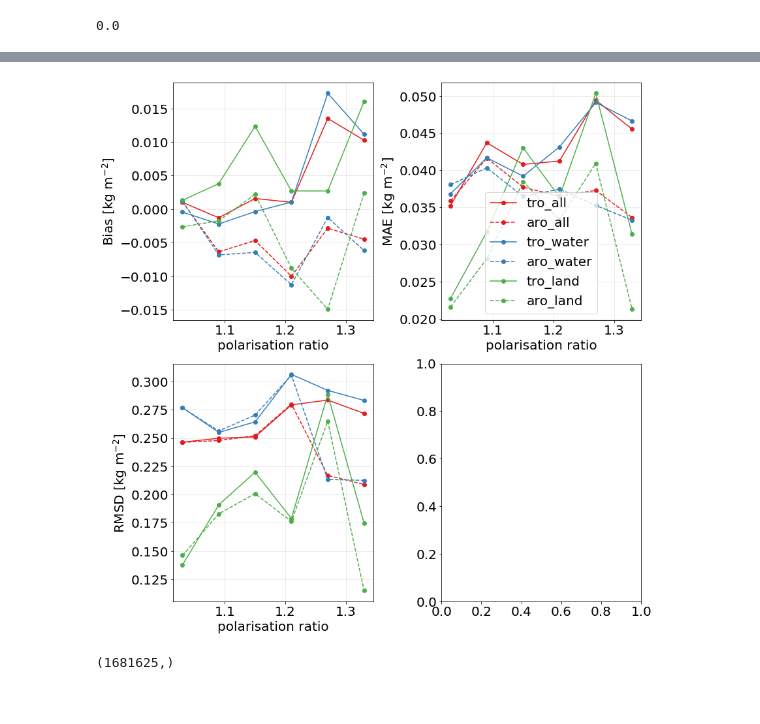
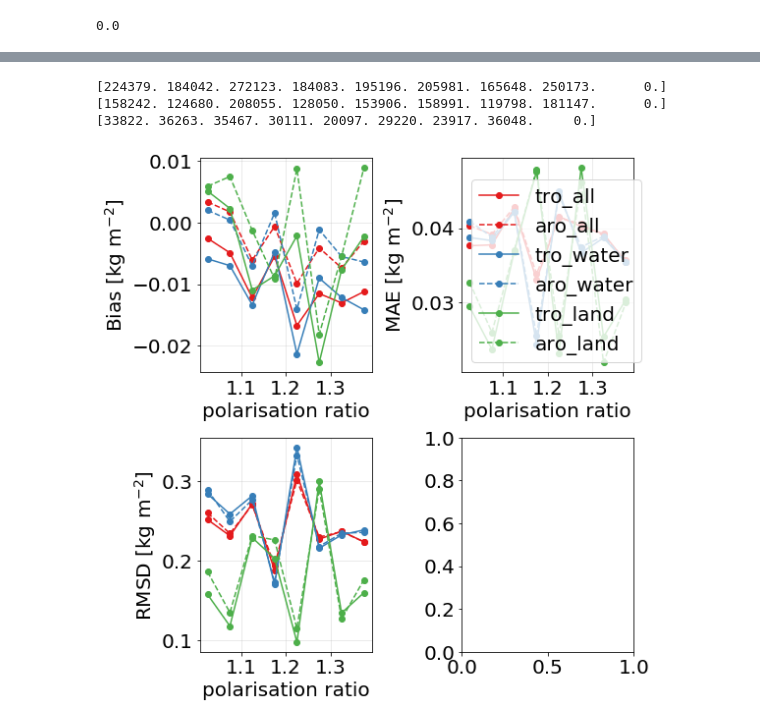
Before and after one commit to ikaur17/IWC2TB, a Jupyter notebook: notebooks/comparison_aro_tro.ipynb, the cells around one changed output, grey strips where cells are left out. Cells and saved outputs as stored; diff of their text form; code cells hidden in the pictures.

```diff
--- a/notebooks/comparison_aro_tro.ipynb
+++ b/notebooks/comparison_aro_tro.ipynb
@@ -379,28 +280,3 @@ AY_mean = AY_mean.ravel()
 TY_mean = TY_mean.ravel()
 
 stype = stype.ravel()
-# %%
-stype = test_data.stype
-stype = np.argmax(stype, axis = 1)
-stype = np.squeeze(stype)
-mask = (stype == 2) & (tb[:, 0] > 250)
-mask1 = (stype == 2) & (ay.ravel() > 0.1) & (tb[:, 0] > 240)
-fig, ax = plt.subplots(1, 2, figsize = [12, 6])
-ax = ax.ravel()
-#ax[0].scatter(tb[mask, 0], tb[mask, 0] - tb[mask, 1],
-#           c = "k", s = 3)
-
-ax[0].scatter(tb[mask1, 0], tb[mask1, 0] - tb[mask1, 1],
-           c = ay_mean[mask1],
-           norm=colors.LogNorm(vmin=0.1, vmax= 10),
-                cmap = cm.rainbow, s = 2)
-mask1 = (stype == 2) & (ty.ravel() > 0.1) & (tb[:, 0] > 240)
-#ax[1].scatter(tb[mask, 0], tb[mask, 0] - tb[mask, 1],
-#           c = "k", s = 3)
-cs = ax[1].scatter(tb[mask1, 0], tb[mask1, 0] - tb[mask1, 1],
-           c = ty_mean[mask1],
-           norm=colors.LogNorm(vmin=0.1, vmax= 10),
-                cmap = cm.rainbow, s = 2)
-fig.colorbar(cs, ax = ax)
-ax[0].grid("on")
-ax[1].grid("on")
@@ -599,15 +467,15 @@ statistics_aro[0, :] = stats(AY_mean, AY)
 statistics_tro[0, :] = stats(TY_mean, TY)
 
 # PR < 1.15
-amask = PR <= 1.15
+amask = (PR <= 1.15) & (stype == 0)
 statistics_aro[1, :] = stats(AY_mean[amask], AY[amask])
 statistics_tro[1, :] = stats(TY_mean[amask], TY[amask])
 
-amask = (PR > 1.15) & (PR <= 1.25)
+amask = (PR > 1.15) & (PR <= 1.25) & (stype == 0)
 statistics_aro[2, :] = stats(AY_mean[amask], AY[amask])
 statistics_tro[2, :] = stats(TY_mean[amask], TY[amask])
 
-amask = PR > 1.25
+amask = (PR > 1.25) & (stype == 0)
 statistics_aro[3, :] = stats(AY_mean[amask], AY[amask])
 statistics_tro[3, :] = stats(TY_mean[amask], TY[amask])
 
@@ -685,8 +553,17 @@ DF_tro
 # %%
 def plot_stats(amask1, fig, ax, c, offset, labels, figname = "statistics.png"):
+
+    prbins   = np.arange(1, 1.41, 0.05)
+    prcenter = (prbins[1:] + prbins[:-1]) * 0.5
+
     statistics_aro = np.zeros([prbins.size - 1, 3])
     statistics_tro = np.zeros([prbins.size - 1, 3])
     npr            = np.zeros([prbins.size - 1])
+
+
+
+    ipr   = np.digitize(PR, prbins)
+    npr   = np.zeros([prbins.size])
     for i in range(1, prbins.size):
         amask = ipr == i
         amask = np.logical_and(amask, amask1)
@@ -694,6 +571,7 @@ def plot_stats(amask1, fig, ax, c, offset, labels, figname = "statistics.png"):
         statistics_tro[i-1, :] = stats(TY_mean[amask], TY[amask])
         npr[i-1]               = np.sum(amask)
 
+    print (npr)
     DF_tro = pd.DataFrame(statistics_tro, columns = ["Bias", "MAE", "RMSD"],
                       index = prcenter)
     DF_aro = pd.DataFrame(statistics_aro, columns = ["Bias", "MAE", "RMSD"],
@@ -719,42 +597,41 @@ def plot_stats(amask1, fig, ax, c, offset, labels, figname = "statistics.png"):
     ax[1].legend( prop={ 'size': 20})
     #ax[3].legend(["all", "water", "land"], bbox_to_anchor=(1.01, 1), prop={'size': 12})
 # %%
-prbins   = np.arange(1, 1.4, 0.06)
+prbins   = np.arange(1, 1.45, 0.05)
 prcenter = (prbins[1:] + prbins[:-1]) * 0.5
 
 ipr   = np.digitize(PR, prbins)
 npr   = np.zeros([prbins.size])
 
 
-fig, ax = plt.subplots(2, 2, figsize = [12, 12])
+fig, ax = plt.subplots(2, 2, figsize = [8, 8])
 ax = ax.ravel()
 amask1 = stype > -1
 
 colors = ["#e41a1c", "#377eb8", "#4daf4a"]
 
 #984ea3
 #ff7f00
 #ffff33
 #a65628
 #f781bf]
 plot_stats(amask1, fig, ax ,c = colors[0], offset = -0.01, labels = ["tro_all", "aro_all"],
            figname = "statistics_all.png")
 
 
 amask1 = stype == 0
 plot_stats(amask1, fig, ax, c = colors[1], offset = 0, labels = ["tro_water", "aro_water"],
            figname = "statistics_water.png")
 
 amask1 = stype == 1
 plot_stats(amask1, fig, ax, c = colors[2], offset = 0.01, labels = ["tro_land", "aro_land"],
            figname = "statistics_land.png")
 
 
 
 fig.savefig("statistics_surfacetype.pdf", bbox_inches = "tight")
 # %% [output]
+[224379. 184042. 272123. 184083. 195196. 205981. 165648. 250173.      0.]
+[158242. 124680. 208055. 128050. 153906. 158991. 119798. 181147.      0.]
+[33822. 36263. 35467. 30111. 20097. 29220. 23917. 36048.     0.]
-[figure, old version]
+[figure, new version]
-# %%
-amask1.shape
-# %% [output]
-(1681625,)
```
Also changed, not shown: parts of 25 cells of this notebook, 6 other files.
